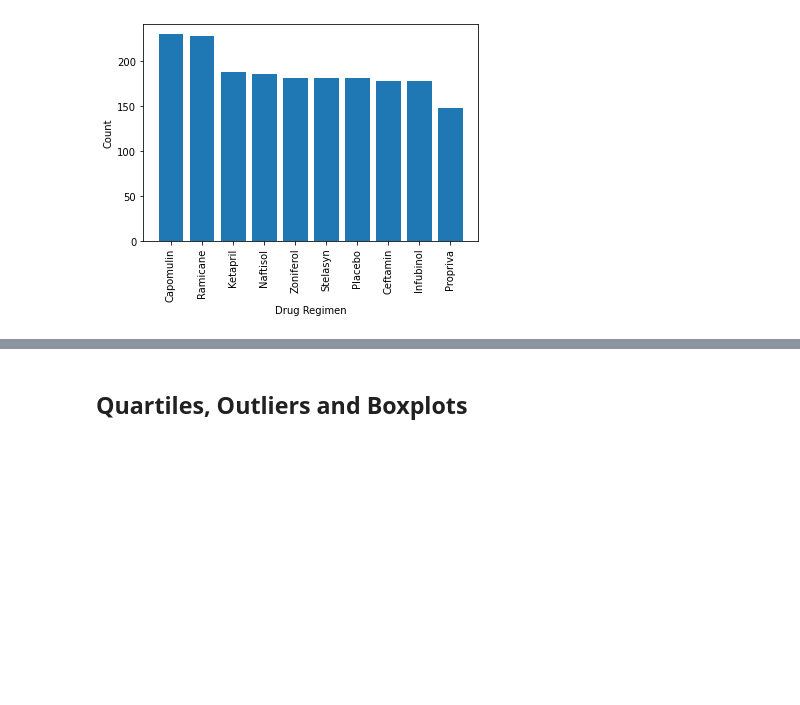
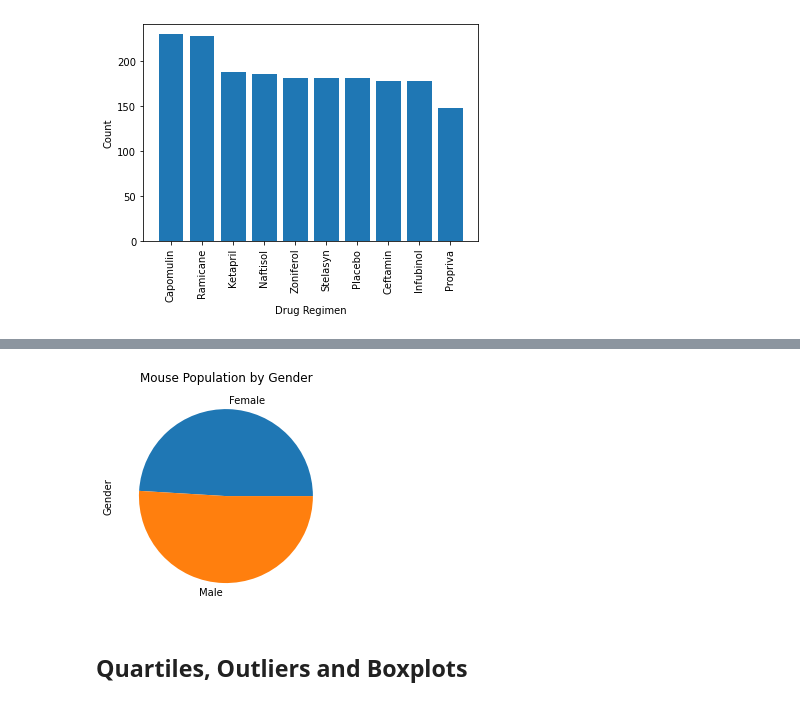
Before and after one commit to rebeccaruth/matplotlib-homework, a Jupyter notebook: Pymaceuticals/pymaceuticals_starter.ipynb, the cells around one changed output, grey strips where cells are left out. Saved outputs shown, nothing was run; the diff lists cells and outputs as text; code cells hidden in the pictures; blank space fills up the shorter version.

```diff
--- a/Pymaceuticals/pymaceuticals_starter.ipynb
+++ b/Pymaceuticals/pymaceuticals_starter.ipynb
@@ -148,5 +153,13 @@ mice_gender_number = merge_df['Mouse ID'].count()
 # %%
 # Generate a pie plot showing the distribution of female versus male mice using pyplot
+labels = ["Female", "Male"]
+sizes = [922, 958]
+plt.pie(sizes, labels=labels)
+plt.title('Mouse Population by Gender')
+plt.ylabel('Gender')
+plt.show()
+# %% [output]
+[figure, added]
 # %% [markdown]
 ## Quartiles, Outliers and Boxplots
 # %%
```
Also changed, not shown: parts of 1 cell of this notebook.
